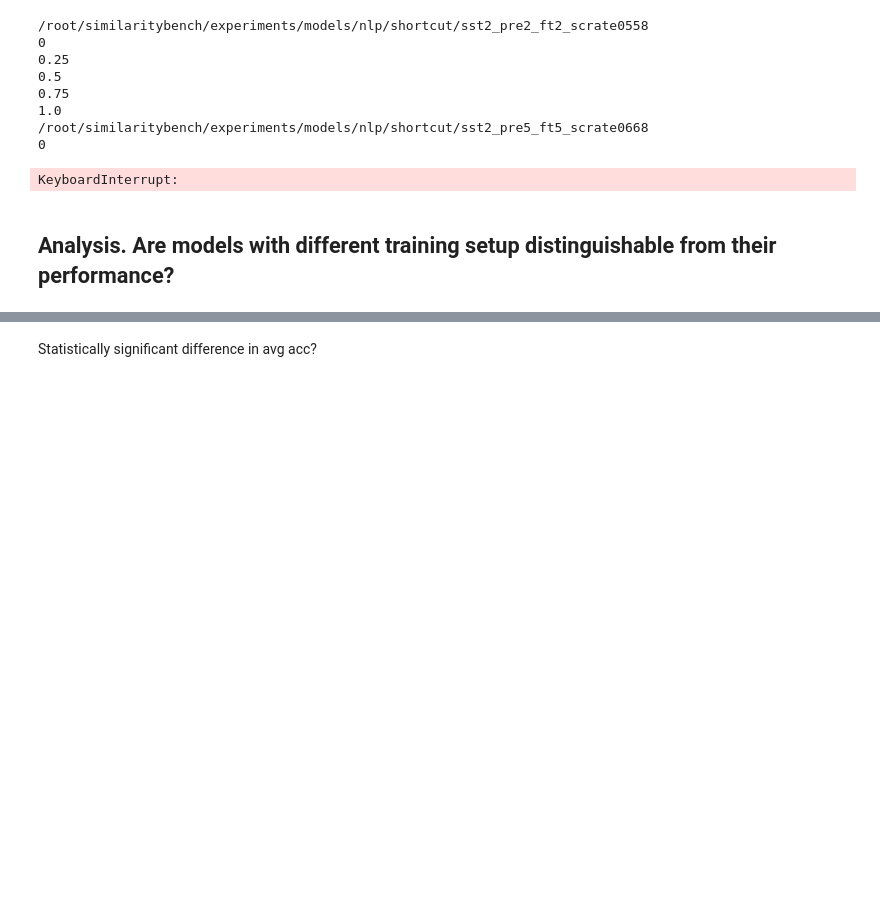
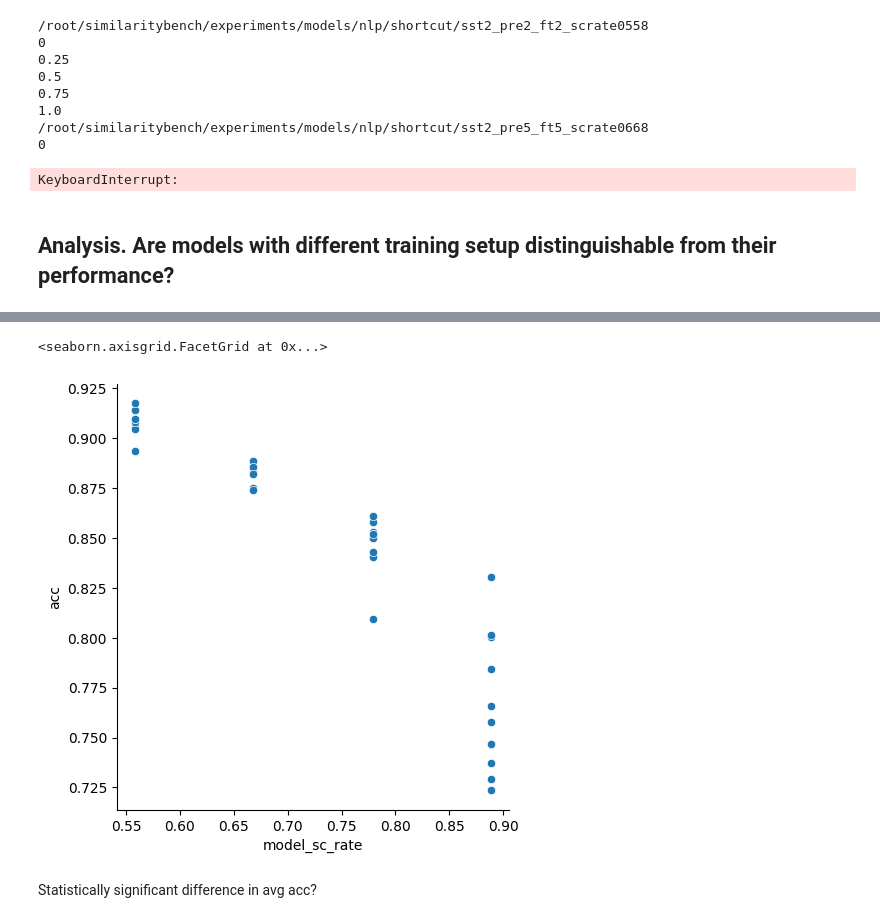
Before and after one commit to TaWald/similaritybench, a Jupyter notebook: nlp/shortcut_validation.ipynb, the cells around one changed output, grey strips where cells are left out. Cells and saved outputs as stored; diff of their text form; code cells hidden in the pictures; blank space fills up the shorter version.

```diff
--- a/nlp/shortcut_validation.ipynb
+++ b/nlp/shortcut_validation.ipynb
@@ -152,3 +226,9 @@ sns.boxplot(data=data, hue="model_sc_rate", y="acc", x="sc_rate")
+# %%
+data = clean_df[clean_df.model_sc_rate.isin([0.558, 0.668, 0.779,0.889])]
+sns.relplot(data=data, x="model_sc_rate", y="acc")
+# %% [output]
+<seaborn.axisgrid.FacetGrid at 0x...>
+[figure, added]
 # %% [markdown]
 Statistically significant difference in avg acc?
 # %%
```
Also changed, not shown: parts of 12 cells of this notebook, 2 other files.
